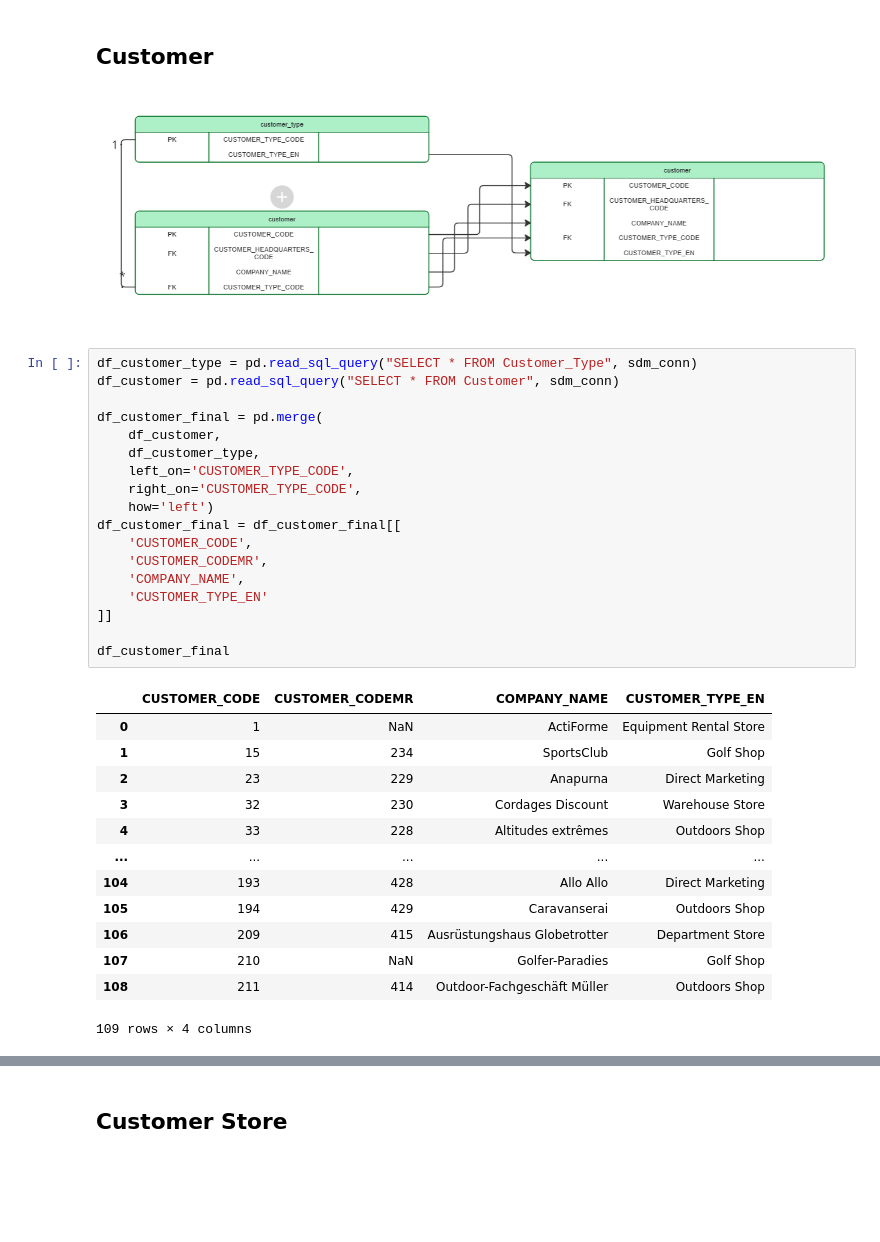
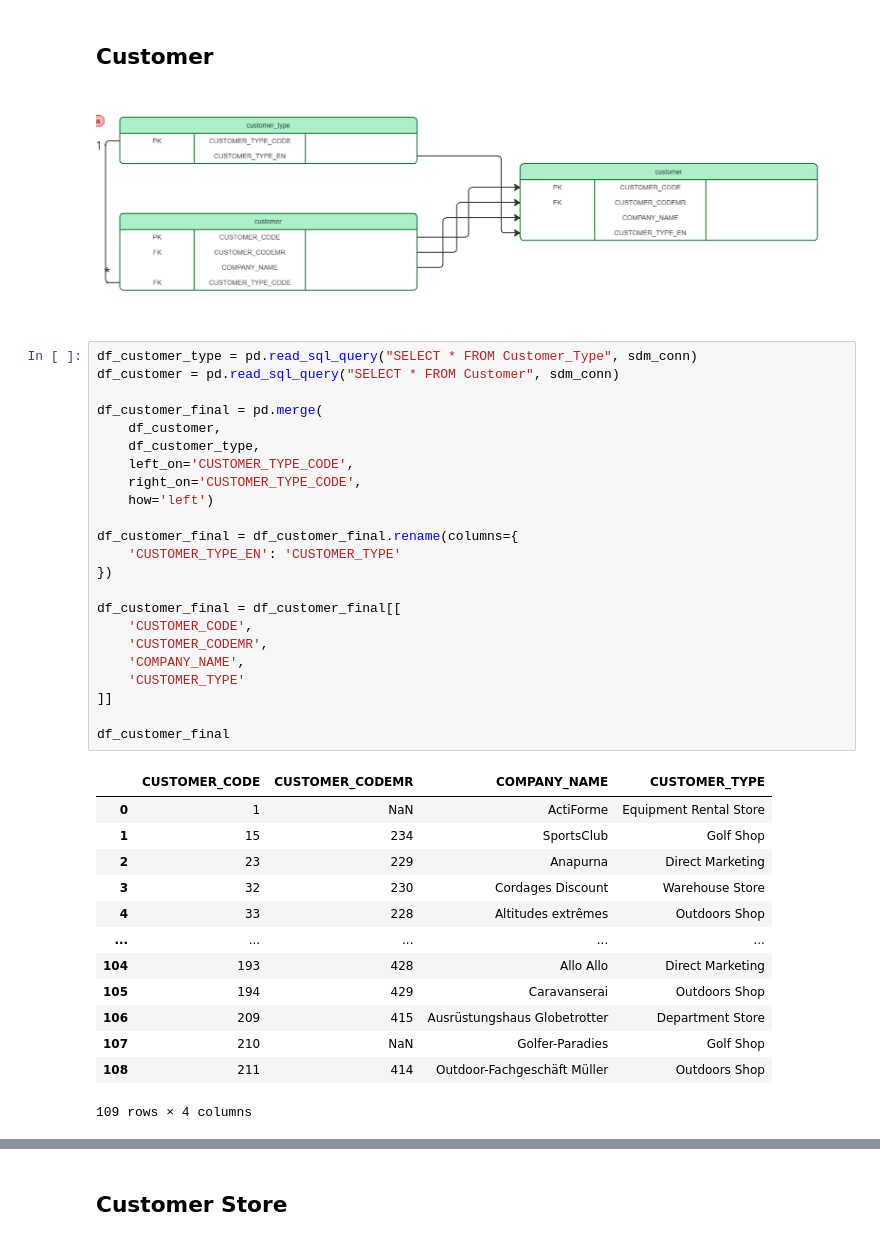
Before and after one commit to SebEmmen/GreatOutdoors, a Jupyter notebook: Warehouse.ipynb, the cells around one changed output, grey strips where cells are left out. Cells and saved outputs as stored; diff of their text form; blank space fills up the shorter version.

```diff
--- a/Warehouse.ipynb
+++ b/Warehouse.ipynb
@@ -280,27 +280,32 @@ finally:
 # %% [markdown]
 ## Customer
 # %% [markdown]
-![image.png](attachment:image.png)
+![image-2.png](attachment:image-2.png)
 # %%
 df_customer_type = pd.read_sql_query("SELECT * FROM Customer_Type", sdm_conn)
 df_customer = pd.read_sql_query("SELECT * FROM Customer", sdm_conn)
 
 df_customer_final = pd.merge(
     df_customer,
     df_customer_type,
     left_on='CUSTOMER_TYPE_CODE',
     right_on='CUSTOMER_TYPE_CODE',
     how='left')
+
+df_customer_final = df_customer_final.rename(columns={
+    'CUSTOMER_TYPE_EN': 'CUSTOMER_TYPE'
+})
+
 df_customer_final = df_customer_final[[
     'CUSTOMER_CODE',
     'CUSTOMER_CODEMR',
     'COMPANY_NAME',
-    'CUSTOMER_TYPE_EN'
+    'CUSTOMER_TYPE'
 ]]
 
 df_customer_final
 # %% [output]
-|  | CUSTOMER_CODE | CUSTOMER_CODEMR | COMPANY_NAME | CUSTOMER_TYPE_EN |
+|  | CUSTOMER_CODE | CUSTOMER_CODEMR | COMPANY_NAME | CUSTOMER_TYPE |
 | 0 | 1 | NaN | ActiForme | Equipment Rental Store |
 | 1 | 15 | 234 | SportsClub | Golf Shop |
 | 2 | 23 | 229 | Anapurna | Direct Marketing |
```
Also changed, not shown: parts of 35 cells of this notebook, 4 other files.
